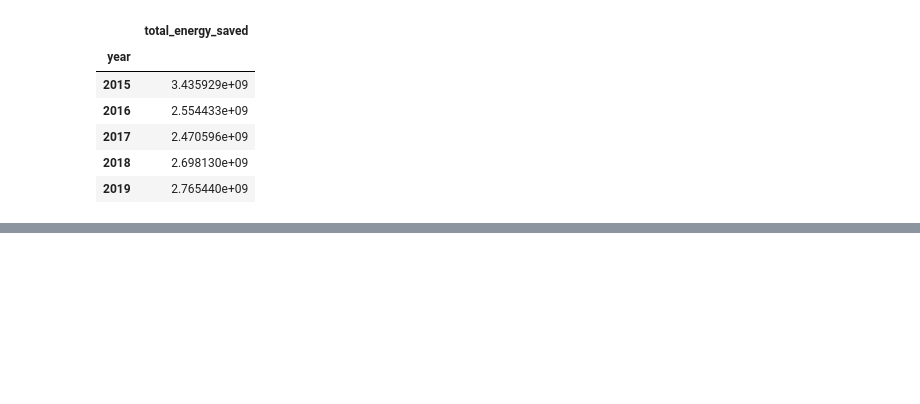
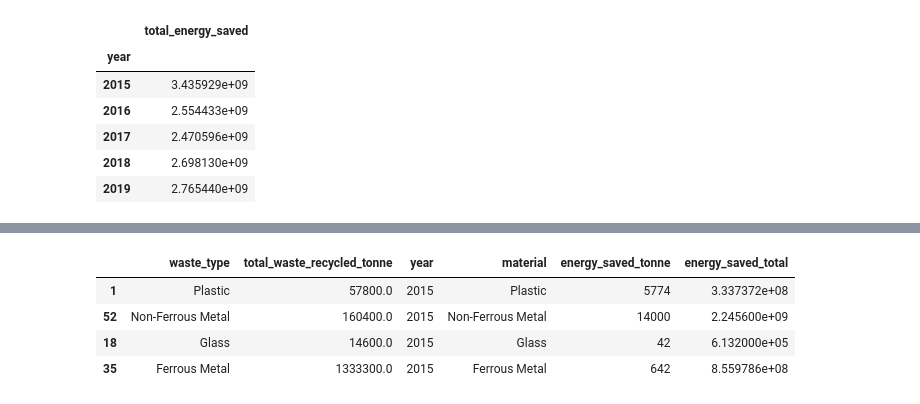
Before and after one commit to bedoe/EnergySaving, a Jupyter notebook: notebook.ipynb, the cells around one changed output, grey strips where cells are left out. Saved outputs shown, nothing was run; the diff lists cells and outputs as text; code cells hidden in the pictures; blank space fills up the shorter version.

```diff
--- a/notebook.ipynb
+++ b/notebook.ipynb
@@ -275,0 +288,8 @@ annual_energy_savings
+# %%
+recycle_energy_2015
+# %% [output]
+|  | waste_type | total_waste_recycled_tonne | year | material | energy_saved_tonne | energy_saved_total |
+| 1 | Plastic | 57800.0 | 2015 | Plastic | 5774 | 3.337372e+08 |
+| 52 | Non-Ferrous Metal | 160400.0 | 2015 | Non-Ferrous Metal | 14000 | 2.245600e+09 |
+| 18 | Glass | 14600.0 | 2015 | Glass | 42 | 6.132000e+05 |
+| 35 | Ferrous Metal | 1333300.0 | 2015 | Ferrous Metal | 642 | 8.559786e+08 |
```
Also changed, not shown: parts of 19 cells of this notebook.
